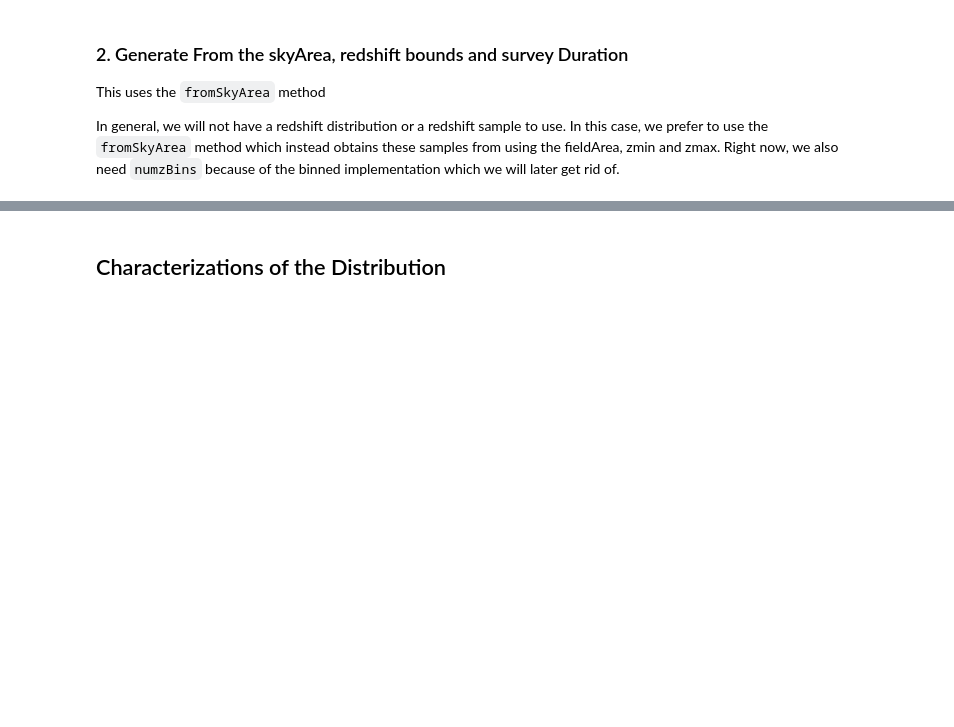
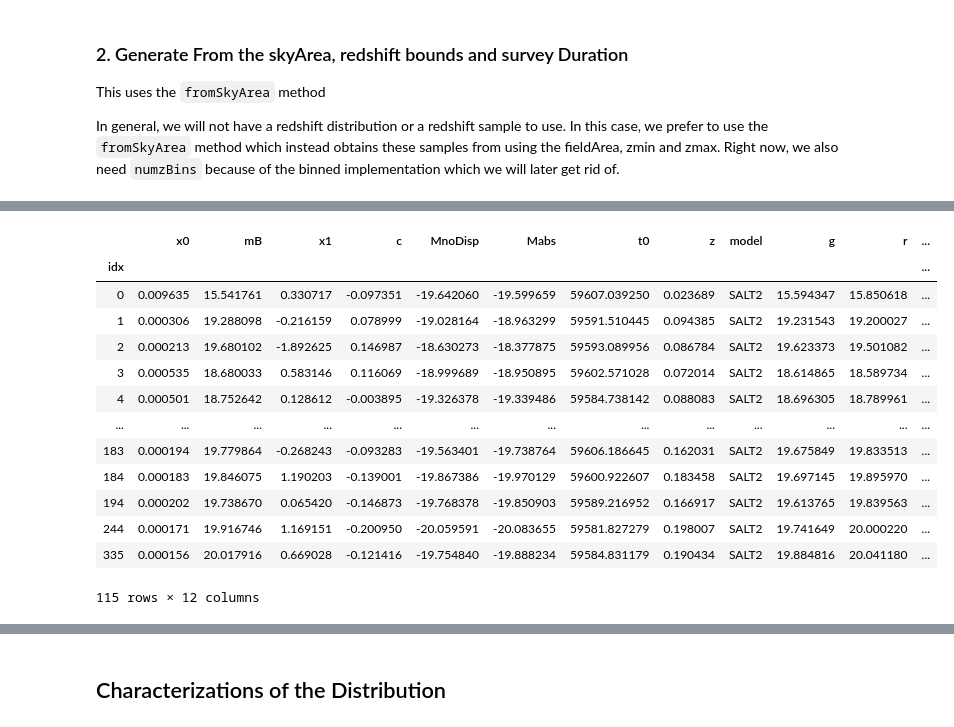
Before and after one commit to rbiswas4/SNPopp, a Jupyter notebook: Examples/Demo_SimpleSALTPopulation.ipynb, the cells around one changed output, grey strips where cells are left out. Drawn from its saved outputs; the diff is of its cells as text; code cells hidden in the pictures; blank space fills up the shorter version.

```diff
--- a/Examples/Demo_SimpleSALTPopulation.ipynb
+++ b/Examples/Demo_SimpleSALTPopulation.ipynb
@@ -129,0 +144,4 @@ spz.paramsTable.head()
+# %%
+saltmodel = sncosmo.Model(source="SALT2")
+#saltmodel.set(**params)
+saltmodel.set(t0=0)
@@ -129,0 +152,41 @@ spz.paramsTable.head()
+# %%
+g = []
+r = []
+i = []
+for idx, row in spz.paramsTable.iterrows():
+    params = Odict(row[['x0', 'x1', 'c', 'z']])
+    saltmodel.set(**params)
+    g.append(saltmodel.bandmag('p48g', 'ab', np.arange(-20, 20, 1)).min())
+    r.append(saltmodel.bandmag('p48r', 'ab', np.arange(-20, 20, 1)).min())
+    i.append(saltmodel.bandmag('p48i', 'ab', np.arange(-20, 20, 1)).min())
+# %%
+g = []
+r = []
+i = []
+for idx, row in spz.paramsTable.iterrows():
+    params = Odict(row[['x0', 'x1', 'c', 'z']])
+    saltmodel.set(**params)
+    g.append(saltmodel.bandmag('p48g', 'ab', np.arange(-10, 10, 0.5)).min())
+    r.append(saltmodel.bandmag('p48r', 'ab', np.arange(-10, 10, 0.5)).min())
+    i.append(saltmodel.bandmag('p48i', 'ab', np.arange(-10, 10, 0.5)).min())
+# %%
+spz.paramsTable['g'] = g
+spz.paramsTable['r'] = r
+spz.paramsTable['i'] = i
+# %%
+spz.paramsTable.query('g < 20 | r < 20 | i < 20')
+# %% [output]
+|  | x0 | mB | x1 | c | MnoDisp | Mabs | t0 | z | model | g | r | ... |
+| idx |  |  |  |  |  |  |  |  |  |  |  | ... |
+| 0 | 0.009635 | 15.541761 | 0.330717 | -0.097351 | -19.642060 | -19.599659 | 59607.039250 | 0.023689 | SALT2 | 15.594347 | 15.850618 | ... |
+| 1 | 0.000306 | 19.288098 | -0.216159 | 0.078999 | -19.028164 | -18.963299 | 59591.510445 | 0.094385 | SALT2 | 19.231543 | 19.200027 | ... |
+| 2 | 0.000213 | 19.680102 | -1.892625 | 0.146987 | -18.630273 | -18.377875 | 59593.089956 | 0.086784 | SALT2 | 19.623373 | 19.501082 | ... |
+| 3 | 0.000535 | 18.680033 | 0.583146 | 0.116069 | -18.999689 | -18.950895 | 59602.571028 | 0.072014 | SALT2 | 18.614865 | 18.589734 | ... |
+| 4 | 0.000501 | 18.752642 | 0.128612 | -0.003895 | -19.326378 | -19.339486 | 59584.738142 | 0.088083 | SALT2 | 18.696305 | 18.789961 | ... |
+| ... | ... | ... | ... | ... | ... | ... | ... | ... | ... | ... | ... | ... |
+| 183 | 0.000194 | 19.779864 | -0.268243 | -0.093283 | -19.563401 | -19.738764 | 59606.186645 | 0.162031 | SALT2 | 19.675849 | 19.833513 | ... |
+| 184 | 0.000183 | 19.846075 | 1.190203 | -0.139001 | -19.867386 | -19.970129 | 59600.922607 | 0.183458 | SALT2 | 19.697145 | 19.895970 | ... |
+| 194 | 0.000202 | 19.738670 | 0.065420 | -0.146873 | -19.768378 | -19.850903 | 59589.216952 | 0.166917 | SALT2 | 19.613765 | 19.839563 | ... |
+| 244 | 0.000171 | 19.916746 | 1.169151 | -0.200950 | -20.059591 | -20.083655 | 59581.827279 | 0.198007 | SALT2 | 19.741649 | 20.000220 | ... |
+| 335 | 0.000156 | 20.017916 | 0.669028 | -0.121416 | -19.754840 | -19.888234 | 59584.831179 | 0.190434 | SALT2 | 19.884816 | 20.041180 | ... |
+115 rows × 12 columns
```
Also changed, not shown: parts of 23 cells of this notebook.
